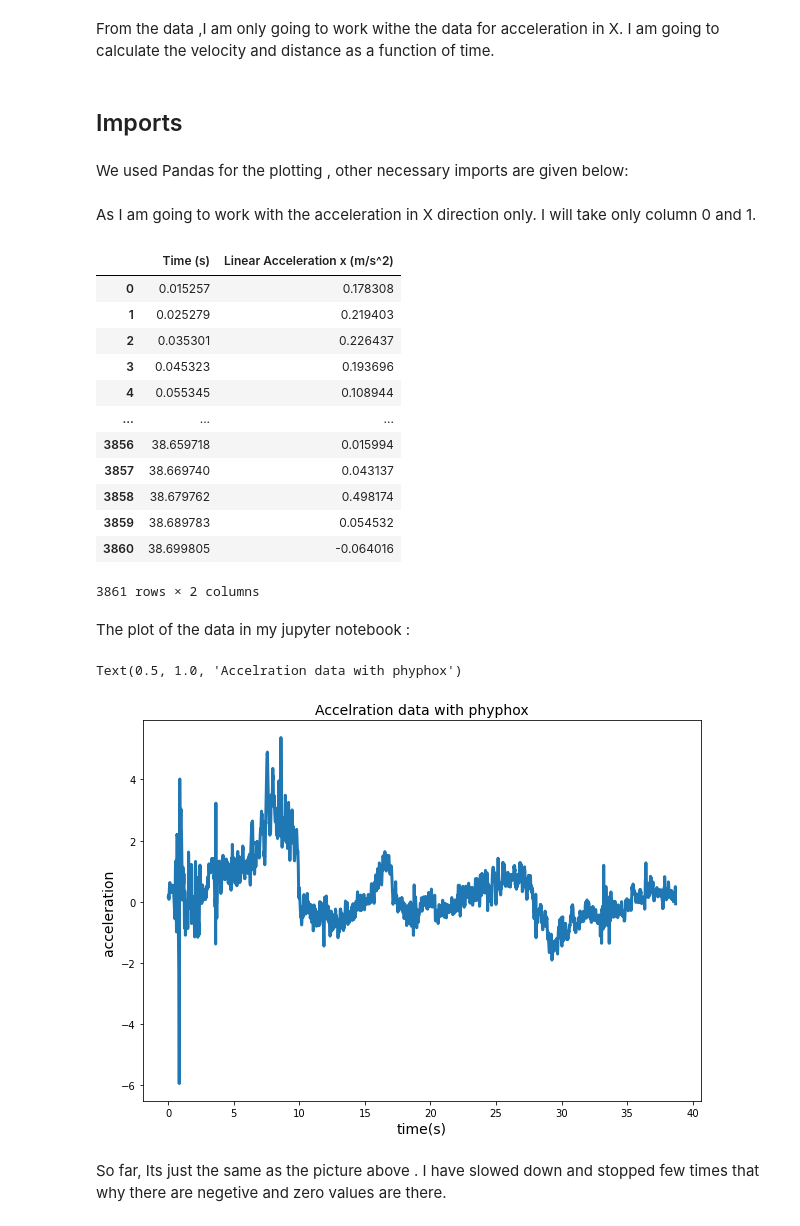
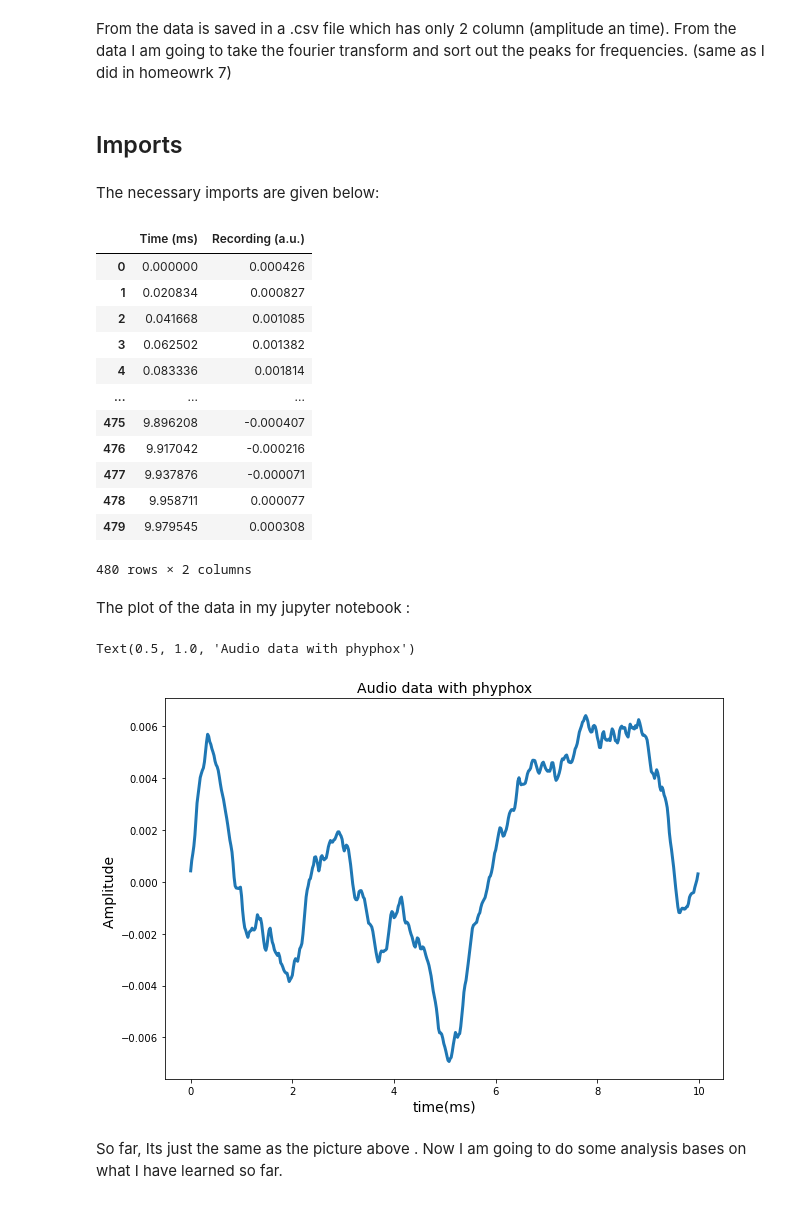
Before and after one commit to ubsuny/CP1_Calculus, a Jupyter notebook: hw_9_1.ipynb, the cells around one changed output. Saved outputs shown, nothing was run; the diff lists cells and outputs as text; code cells hidden in the pictures.

```diff
--- a/hw_9_1.ipynb
+++ b/hw_9_1.ipynb
@@ -9,9 +9,9 @@ First, Using the app I am going to take data for linear acceleration. I let the
 # %% [markdown]
- From the data ,I am only going to work withe the data for acceleration in X.  I am going to calculate the velocity and distance as a function of time.
+ From the data is saved in a .csv file which has only 2 column (amplitude an time).  From the data I am going to take the fourier transform and sort out the peaks for frequencies. (same as I did in homeowrk 7)
 # %% [markdown]
 ## Imports
 # %% [markdown]
-We used Pandas for the plotting , other necessary imports are given below:
+The necessary imports are given below:
 # %%
 import math
 import numpy as np
@@ -20,37 +22,35 @@ import pandas as pd
-# %% [markdown]
-As I am going to work with the acceleration in X direction only. I will take only column 0 and 1.
 # %%
-df = pd.read_csv('acc_Raw_Data.csv',usecols = ([0,1]))
+df = pd.read_csv('Audio.csv',sep = ";")
 df
 # %% [output]
-|  | Time (s) | Linear Acceleration x (m/s^2) |
-| 0 | 0.015257 | 0.178308 |
-| 1 | 0.025279 | 0.219403 |
-| 2 | 0.035301 | 0.226437 |
-| 3 | 0.045323 | 0.193696 |
-| 4 | 0.055345 | 0.108944 |
+|  | Time (ms) | Recording (a.u.) |
+| 0 | 0.000000 | 0.000426 |
+| 1 | 0.020834 | 0.000827 |
+| 2 | 0.041668 | 0.001085 |
+| 3 | 0.062502 | 0.001382 |
+| 4 | 0.083336 | 0.001814 |
 | ... | ... | ... |
-| 3856 | 38.659718 | 0.015994 |
-| 3857 | 38.669740 | 0.043137 |
-| 3858 | 38.679762 | 0.498174 |
-| 3859 | 38.689783 | 0.054532 |
-| 3860 | 38.699805 | -0.064016 |
+| 475 | 9.896208 | -0.000407 |
+| 476 | 9.917042 | -0.000216 |
+| 477 | 9.937876 | -0.000071 |
+| 478 | 9.958711 | 0.000077 |
+| 479 | 9.979545 | 0.000308 |
-3861 rows × 2 columns
+480 rows × 2 columns
 # %%
-X = df['Time (s)']
-Y = df['Linear Acceleration x (m/s^2)']
+X = df['Time (ms)']
+Y = df['Recording (a.u.)']
 # %% [markdown]
 The plot of the data in my jupyter notebook :
 # %%
 fig, ax = plt.subplots(figsize=(10,7))
 ax.plot(X,Y, lw=3)
-ax.set_xlabel('time(s)',fontsize=14)
-ax.set_ylabel('acceleration ',fontsize=14)
-ax.set_title('Accelration data with phyphox',fontsize=14)
+ax.set_xlabel('time(ms)',fontsize=14)
+ax.set_ylabel('Amplitude ',fontsize=14)
+ax.set_title('Audio data with phyphox',fontsize=14)
 # %% [output]
-Text(0.5, 1.0, 'Accelration data with phyphox')
+Text(0.5, 1.0, 'Audio data with phyphox')
-[figure, old version]
+[figure, new version]
 # %% [markdown]
-So far, Its just the same as the picture above .  I have slowed down and stopped few times that why there are negetive and zero values are there.
+So far, Its just the same as the picture above . Now I am going to do some analysis bases on what I have learned so far.
 # %% [markdown]
 ## Data analysis
```
Also changed, not shown: parts of 25 cells of this notebook, 2 other files.
